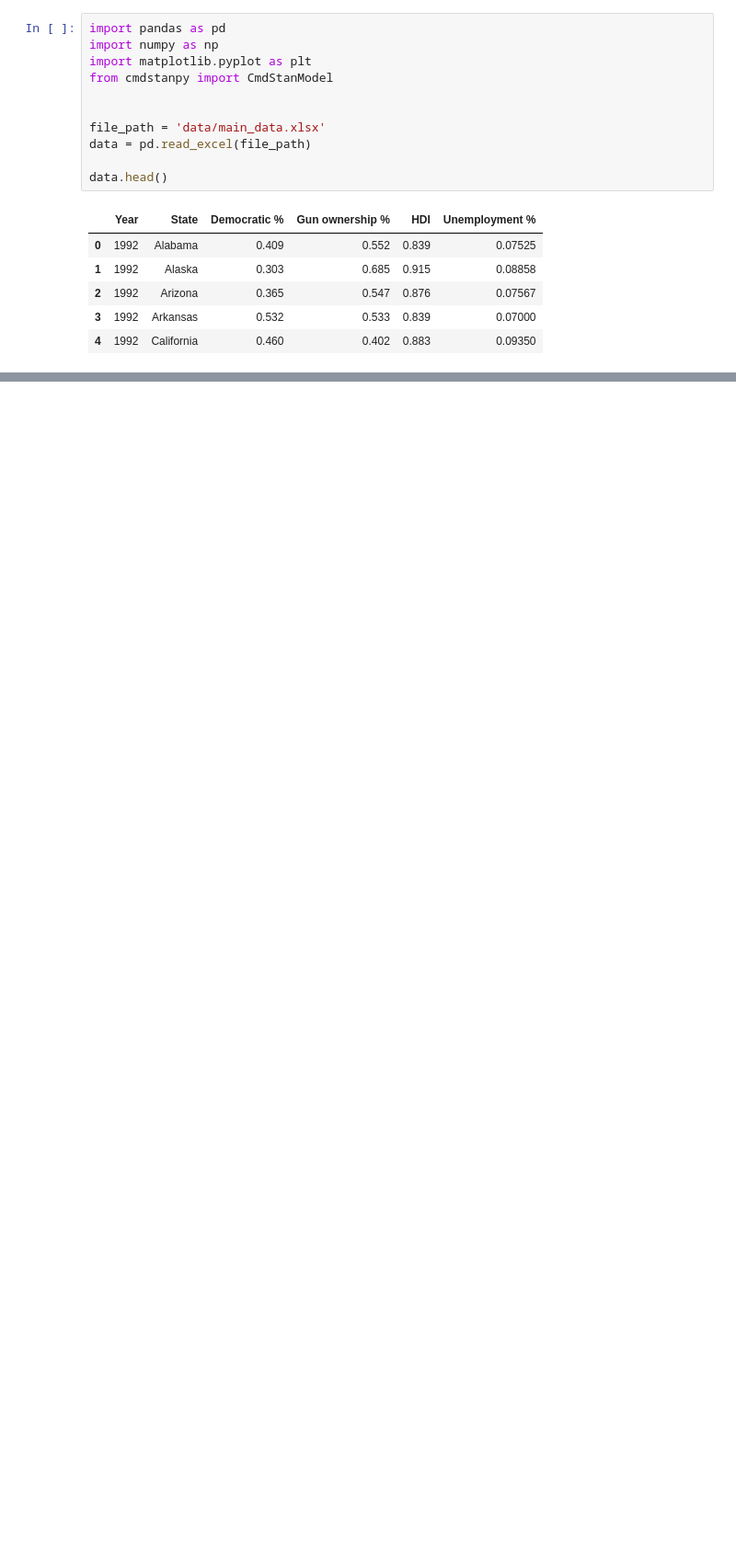
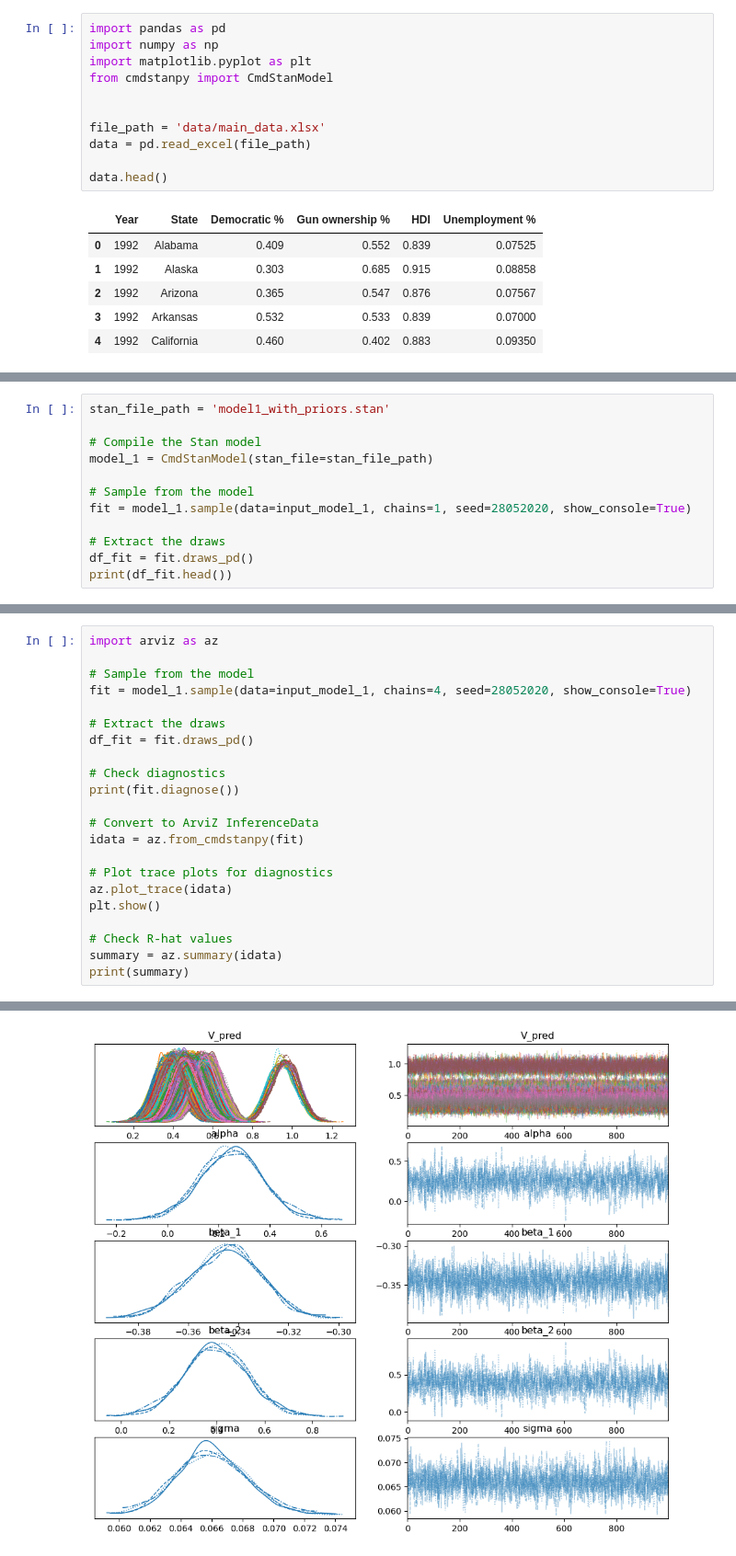
Before and after one commit to SzczypekJ/Predicting-USA-presidential-elections, a Jupyter notebook: first_model.ipynb, the cells around one changed output, grey strips where cells are left out. Shown at 92% size. Saved outputs shown, nothing was run; the diff lists cells and outputs as text; blank space fills up the shorter version.

```diff
--- a/first_model.ipynb
+++ b/first_model.ipynb
@@ -169,0 +171,12 @@ plt.show()
+# %%
+stan_file_path = 'model1_with_priors.stan'
+
+# Compile the Stan model
+model_1 = CmdStanModel(stan_file=stan_file_path)
+
+# Sample from the model
+fit = model_1.sample(data=input_model_1, chains=1, seed=28052020, show_console=True)
+
+# Extract the draws
+df_fit = fit.draws_pd()
+print(df_fit.head())
@@ -169,0 +314,23 @@ plt.show()
+# %%
+import arviz as az
+
+# Sample from the model
+fit = model_1.sample(data=input_model_1, chains=4, seed=28052020, show_console=True)
+
+# Extract the draws
+df_fit = fit.draws_pd()
+
+# Check diagnostics
+print(fit.diagnose())
+
+# Convert to ArviZ InferenceData
+idata = az.from_cmdstanpy(fit)
+
+# Plot trace plots for diagnostics
+az.plot_trace(idata)
+plt.show()
+
+# Check R-hat values
+summary = az.summary(idata)
+print(summary)
+# %% [output]
@@ -169,0 +417 @@ plt.show()
+[figure, added]
```
Also changed, not shown: parts of 10 cells of this notebook, 7 other files.
